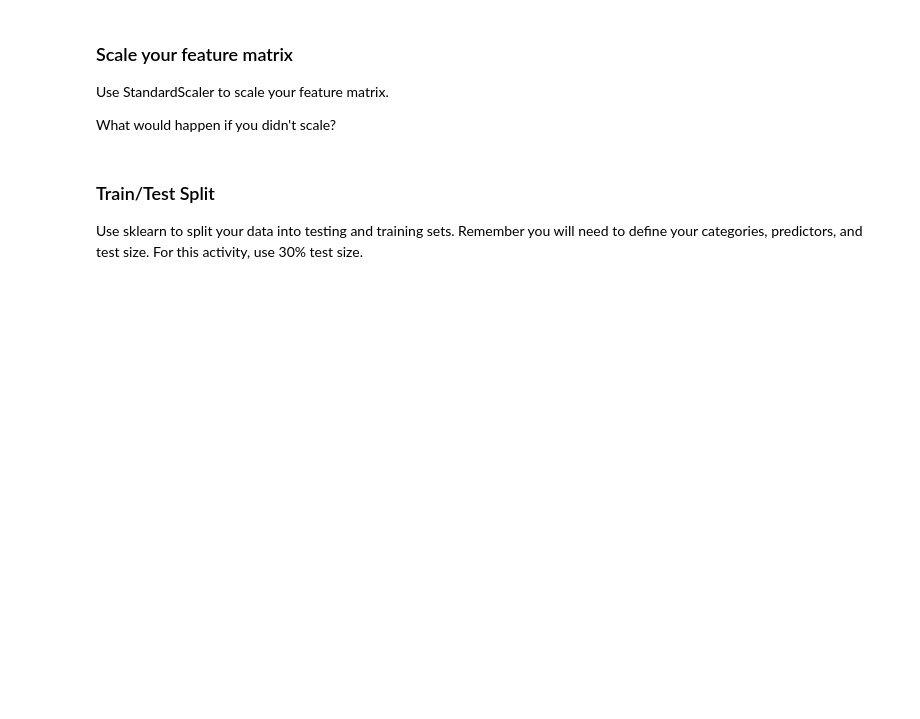
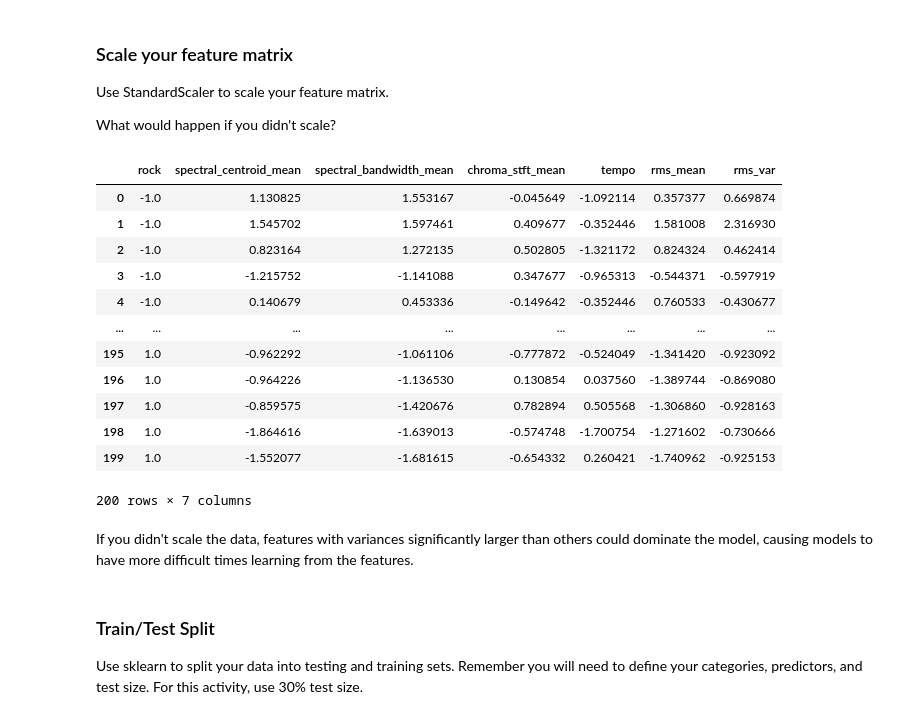
Before and after one commit to Micahlim19/AudioTechII, a Jupyter notebook: Activities/Activity7_PandasRegression.ipynb, the cells around one changed output. Drawn from its saved outputs; the diff is of its cells as text; code cells hidden in the pictures; blank space fills up the shorter version.

```diff
--- a/Activities/Activity7_PandasRegression.ipynb
+++ b/Activities/Activity7_PandasRegression.ipynb
@@ -73,6 +109,28 @@ Note: you will need to convert your 'label' column to 0 and 1. You can do so man
 Use StandardScaler to scale your feature matrix.
 
 What would happen if you didn't scale?
+# %%
+scaler = preprocessing.StandardScaler()
+scaled = scaler.fit_transform(feature_matrix)
+labels = ["rock"] + features
+scaled = pd.DataFrame(scaled, columns=labels)
+scaled
+# %% [output]
+|  | rock | spectral_centroid_mean | spectral_bandwidth_mean | chroma_stft_mean | tempo | rms_mean | rms_var |
+| 0 | -1.0 | 1.130825 | 1.553167 | -0.045649 | -1.092114 | 0.357377 | 0.669874 |
+| 1 | -1.0 | 1.545702 | 1.597461 | 0.409677 | -0.352446 | 1.581008 | 2.316930 |
+| 2 | -1.0 | 0.823164 | 1.272135 | 0.502805 | -1.321172 | 0.824324 | 0.462414 |
+| 3 | -1.0 | -1.215752 | -1.141088 | 0.347677 | -0.965313 | -0.544371 | -0.597919 |
+| 4 | -1.0 | 0.140679 | 0.453336 | -0.149642 | -0.352446 | 0.760533 | -0.430677 |
+| ... | ... | ... | ... | ... | ... | ... | ... |
+| 195 | 1.0 | -0.962292 | -1.061106 | -0.777872 | -0.524049 | -1.341420 | -0.923092 |
+| 196 | 1.0 | -0.964226 | -1.136530 | 0.130854 | 0.037560 | -1.389744 | -0.869080 |
+| 197 | 1.0 | -0.859575 | -1.420676 | 0.782894 | 0.505568 | -1.306860 | -0.928163 |
+| 198 | 1.0 | -1.864616 | -1.639013 | -0.574748 | -1.700754 | -1.271602 | -0.730666 |
+| 199 | 1.0 | -1.552077 | -1.681615 | -0.654332 | 0.260421 | -1.740962 | -0.925153 |
+200 rows × 7 columns
+# %% [markdown]
+If you didn't scale the data, features with variances significantly larger than others could dominate the model, causing models to have more difficult times learning from the features.
 # %% [markdown]
 ### Train/Test Split
 
```
Also changed, not shown: parts of 8 cells of this notebook, 1 other file.
